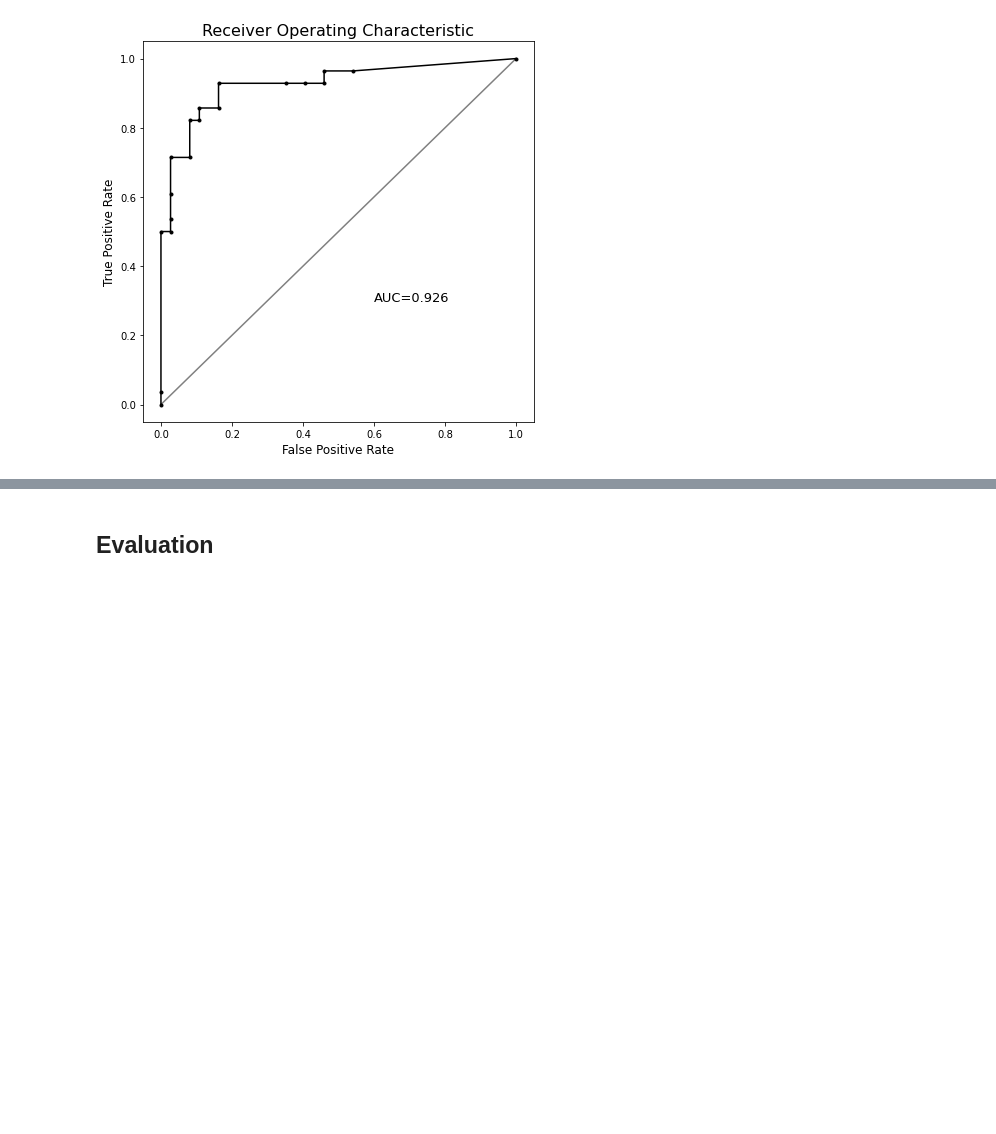
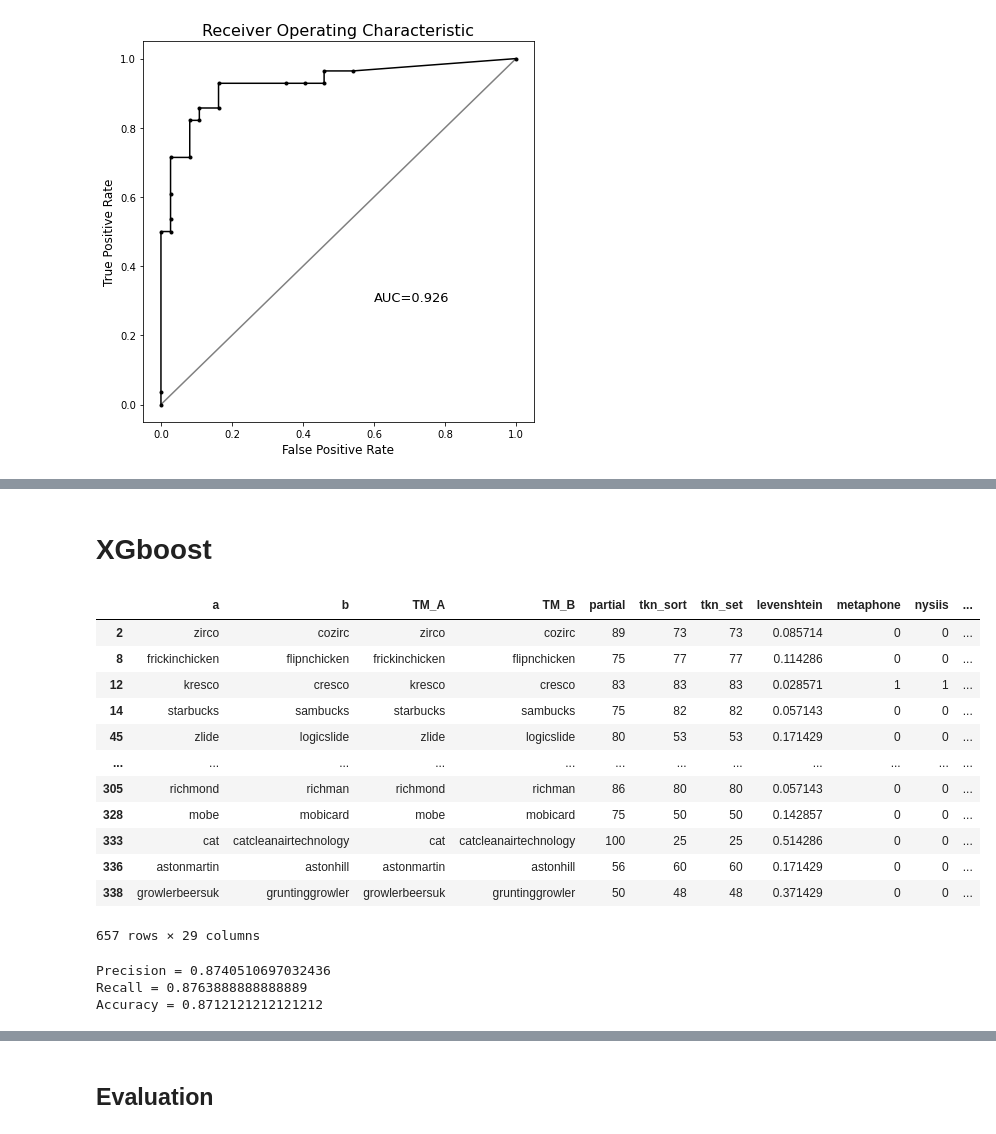
Before and after one commit to nguyens7/InfringeMark, a Jupyter notebook: 01_Modeling.ipynb, the cells around one changed output, grey strips where cells are left out. Cells and saved outputs as stored; diff of their text form; code cells hidden in the pictures; blank space fills up the shorter version.

```diff
--- a/01_Modeling.ipynb
+++ b/01_Modeling.ipynb
@@ -546,0 +549,29 @@ plt.show()
+# %% [markdown]
+# XGboost
+# %%
+from sklearn.metrics import auc, accuracy_score, confusion_matrix, mean_squared_error
+from sklearn.model_selection import cross_val_score, GridSearchCV, KFold, RandomizedSearchCV, train_test_split
+
+import xgboost as xgb
+
+y = df.target
+X = df.drop(columns = ['target','predict_proba'])
+
+X_train, X_test, y_train, y_test = train_test_split(X, y, test_size=0.20, random_state=42)
+
+
+X
+# %% [output]
+|  | a | b | TM_A | TM_B | partial | tkn_sort | tkn_set | levenshtein | metaphone | nysiis | ... |
+| 2 | zirco | cozirc | zirco | cozirc | 89 | 73 | 73 | 0.085714 | 0 | 0 | ... |
+| 8 | frickinchicken | flipnchicken | frickinchicken | flipnchicken | 75 | 77 | 77 | 0.114286 | 0 | 0 | ... |
+| 12 | kresco | cresco | kresco | cresco | 83 | 83 | 83 | 0.028571 | 1 | 1 | ... |
+| 14 | starbucks | sambucks | starbucks | sambucks | 75 | 82 | 82 | 0.057143 | 0 | 0 | ... |
+| 45 | zlide | logicslide | zlide | logicslide | 80 | 53 | 53 | 0.171429 | 0 | 0 | ... |
+| ... | ... | ... | ... | ... | ... | ... | ... | ... | ... | ... | ... |
+| 305 | richmond | richman | richmond | richman | 86 | 80 | 80 | 0.057143 | 0 | 0 | ... |
+| 328 | mobe | mobicard | mobe | mobicard | 75 | 50 | 50 | 0.142857 | 0 | 0 | ... |
+| 333 | cat | catcleanairtechnology | cat | catcleanairtechnology | 100 | 25 | 25 | 0.514286 | 0 | 0 | ... |
+| 336 | astonmartin | astonhill | astonmartin | astonhill | 56 | 60 | 60 | 0.171429 | 0 | 0 | ... |
+| 338 | growlerbeersuk | gruntinggrowler | growlerbeersuk | gruntinggrowler | 50 | 48 | 48 | 0.371429 | 0 | 0 | ... |
+657 rows × 29 columns
@@ -546,0 +591,14 @@ plt.show()
+# %%
+import numpy as np
+from sklearn.metrics import precision_score, recall_score, accuracy_score
+
+preds = xgbmodel.predict(D_test)
+best_preds = np.asarray([np.argmax(line) for line in preds])
+
+print("Precision = {}".format(precision_score(y_test, best_preds, average='macro')))
+print("Recall = {}".format(recall_score(y_test, best_preds, average='macro')))
+print("Accuracy = {}".format(accuracy_score(y_test, best_preds)))
+# %% [output]
+Precision = 0.8740510697032436
+Recall = 0.8763888888888889
+Accuracy = 0.8712121212121212
```
Also changed, not shown: parts of 12 cells of this notebook.
